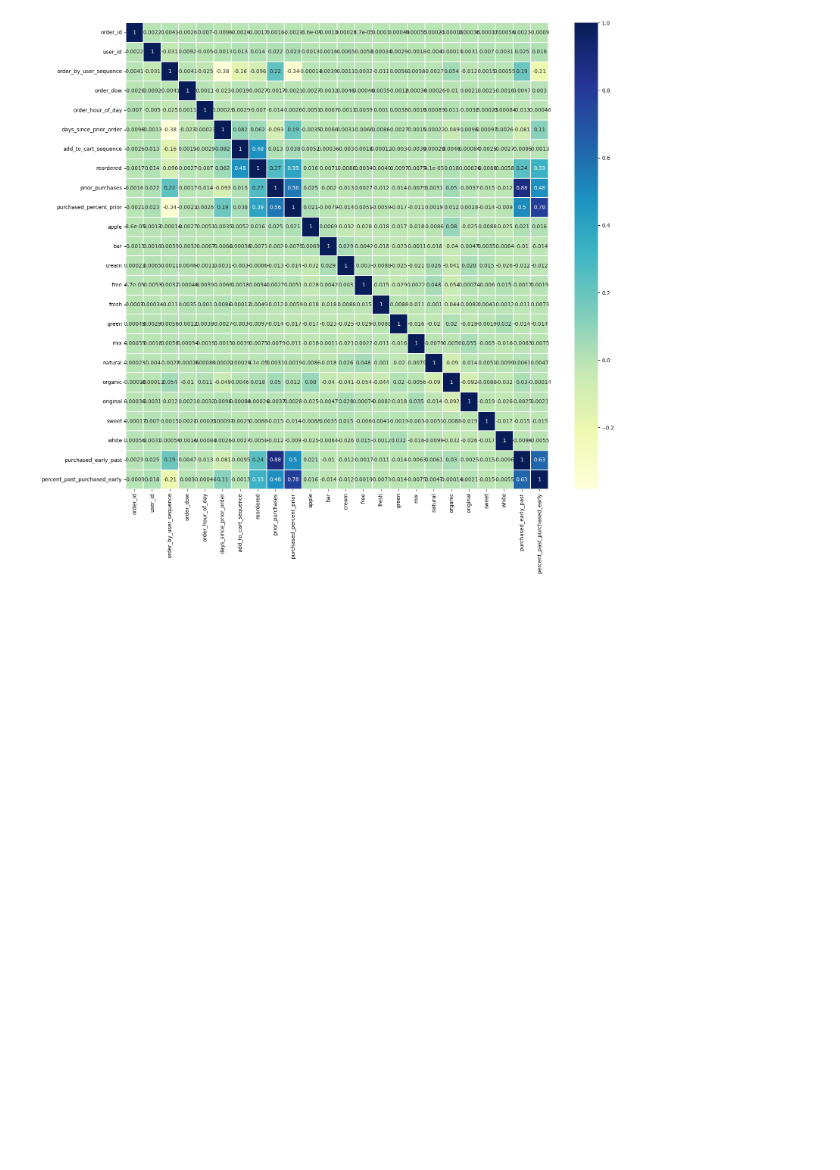
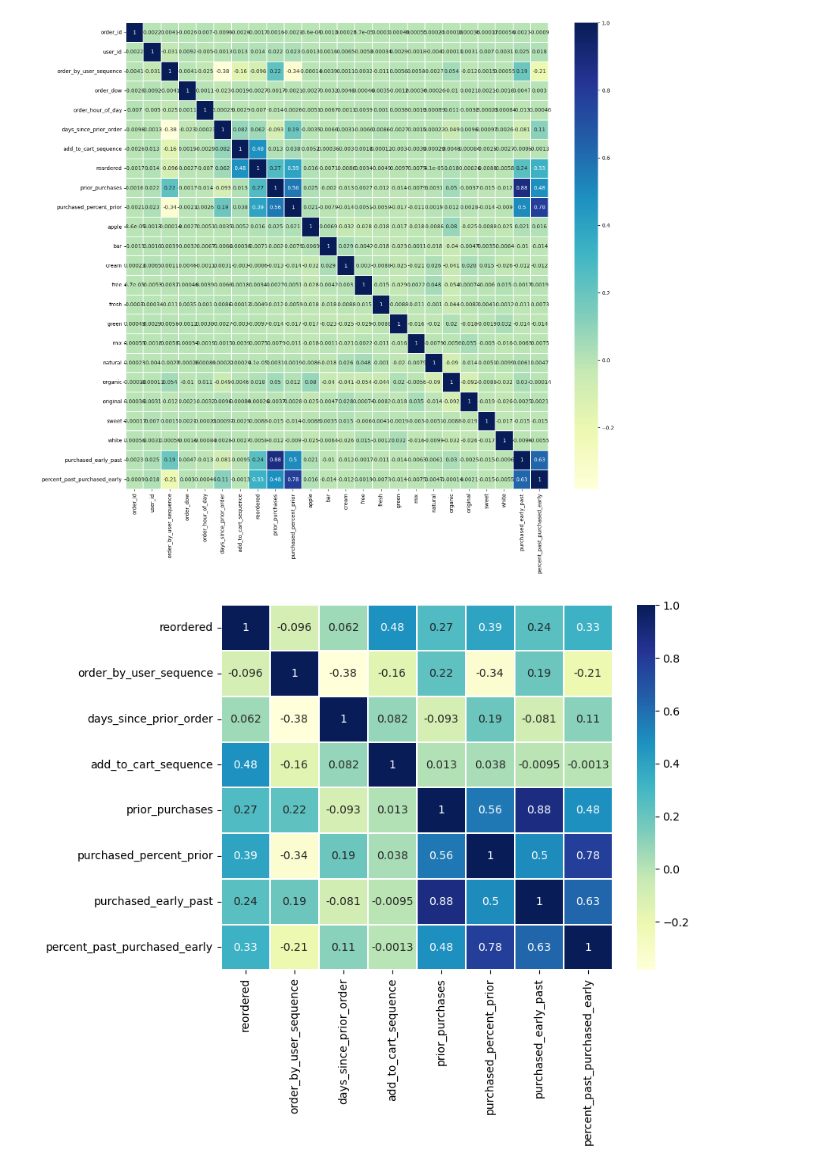
Before and after one commit to fractaldatalearning/Capstone2, a Jupyter notebook: notebooks/6-kl-preprocess-feature-engineer.ipynb, the cells around one changed output. Cells and saved outputs as stored; diff of their text form; code cells hidden in the pictures; blank space fills up the shorter version.

```diff
--- a/notebooks/6-kl-preprocess-feature-engineer.ipynb
+++ b/notebooks/6-kl-preprocess-feature-engineer.ipynb
@@ -559,4 +559,16 @@ sns.heatmap(df.corr(), linewidths=.1, cmap="YlGnBu", annot=True)
 plt.yticks(rotation=0);
 # %% [output]
 [figure]
+# %%
+# This isn't very readable. But it shows that most columns aren't particularly meaningful.
+# Try this again with just those columns that have noticable correlations with one another.
+
+plt.figure(figsize=(8,6))
+sns.heatmap(df[['reordered', 'order_by_user_sequence', 'days_since_prior_order',
+               'add_to_cart_sequence', 'prior_purchases', 'purchased_percent_prior',
+               'purchased_early_past', 'percent_past_purchased_early']].corr(),
+            linewidths=.1, cmap="YlGnBu", annot=True)
+plt.yticks(rotation=0);
+# %% [output]
+[figure, added]
 # %% [markdown]
```
Also changed, not shown: parts of 7 cells of this notebook.
